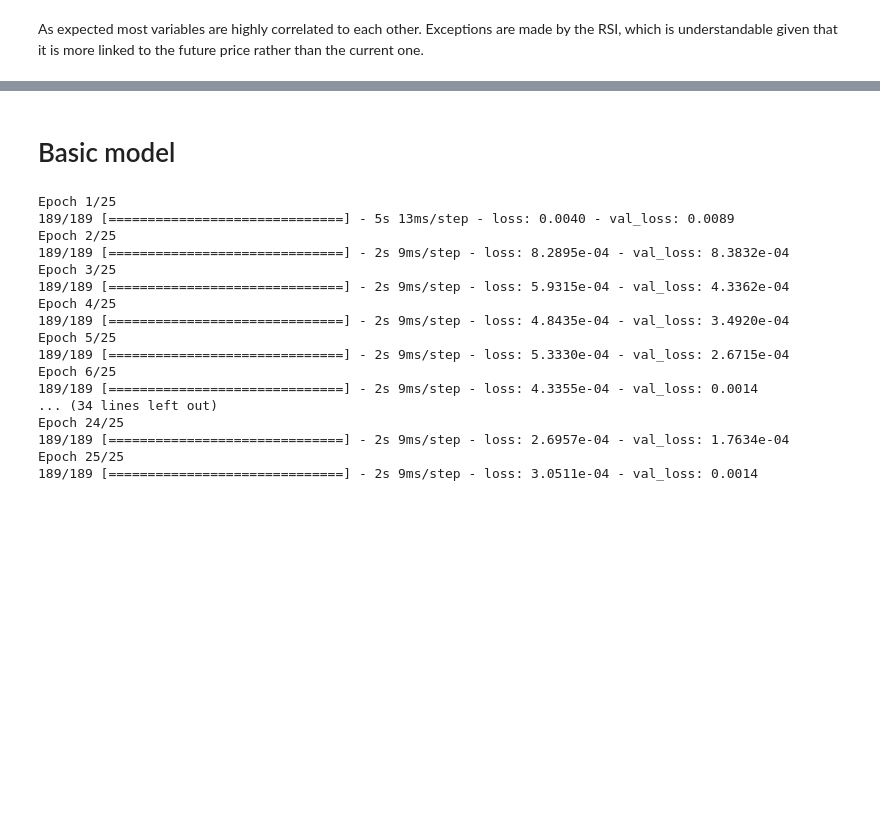
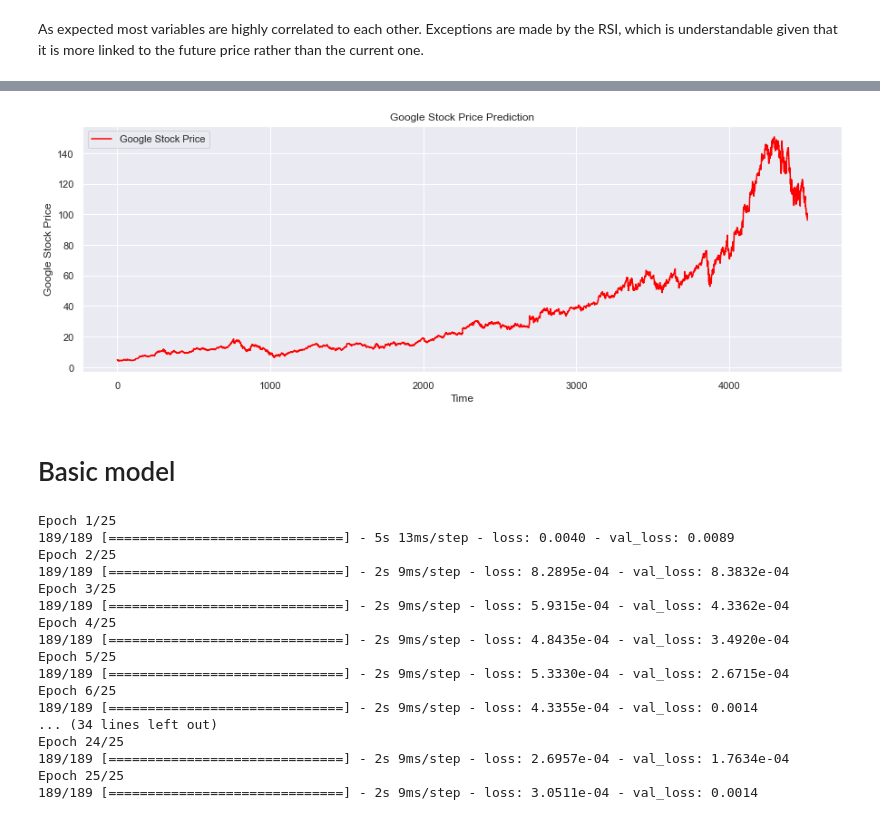
Before and after one commit to PWolf96/Stock-Predictor, a Jupyter notebook: Stock-Predictor-LSTM.ipynb, the cells around one changed output, grey strips where cells are left out. Saved outputs shown, nothing was run; the diff lists cells and outputs as text; code cells hidden in the pictures; blank space fills up the shorter version.

```diff
--- a/Stock-Predictor-LSTM.ipynb
+++ b/Stock-Predictor-LSTM.ipynb
@@ -149,3 +106,14 @@ KeyError: "['close'] not in index"
+# %%
+# Visualising the results
+plt.figure(2, figsize=(15,5))
+plt.plot(df_GOOG.loc[:, ['adj_close']].values, color = "red", label = "Google Stock Price")
+plt.title('Google Stock Price Prediction')
+plt.xlabel('Time')
+plt.ylabel('Google Stock Price')
+plt.legend()
+plt.show()
+# %% [output]
+[figure, added]
 # %% [markdown]
 # Basic model
 # %%
```
Also changed, not shown: parts of 39 cells of this notebook.
